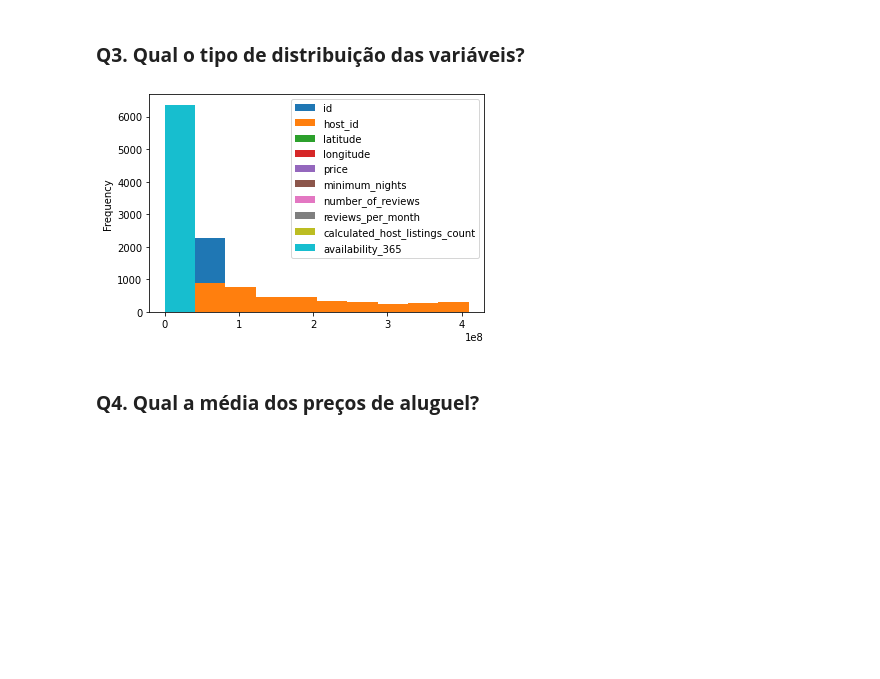
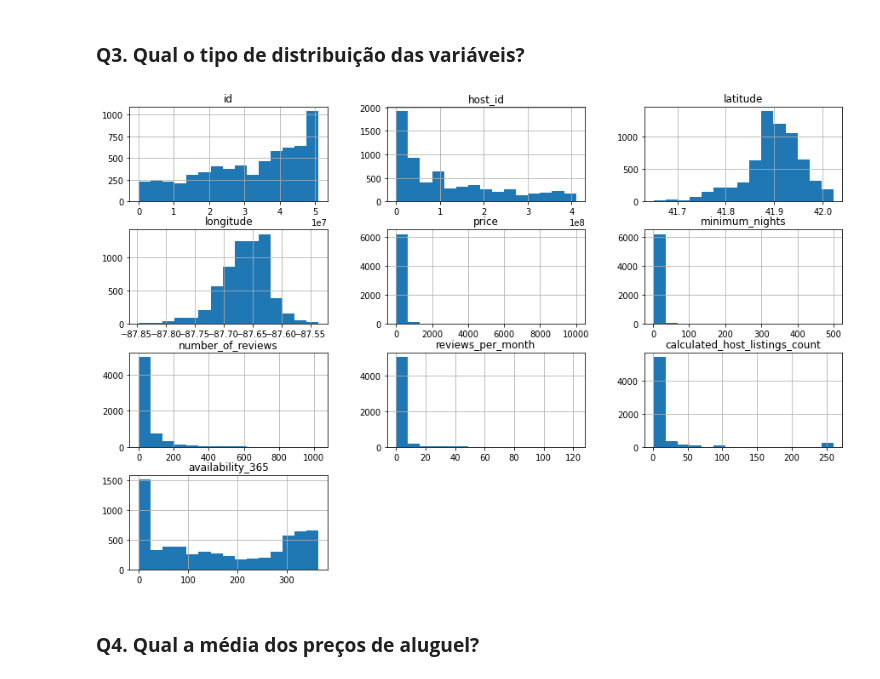
Before and after one commit to jeandredalexandre/welcome, a Jupyter notebook: Análise_AirBnb_Chicago_Illinois_USA.ipynb, the cells around one changed output. Cells and saved outputs as stored; diff of their text form; code cells hidden in the pictures; blank space fills up the shorter version.

```diff
--- a/Análise_AirBnb_Chicago_Illinois_USA.ipynb
+++ b/Análise_AirBnb_Chicago_Illinois_USA.ipynb
@@ -203,9 +203,9 @@ dtype: float64
 ### **Q3. Qual o tipo de distribuição das variáveis?**
 # %%
 # plotar o histograma das variáveis numéricas
-df.plot.hist();
+df.hist(bins=15, figsize=(15,10));
 # %% [output]
-[figure, old version]
+[figure, new version]
 # %% [markdown]
 ### **Q4. Qual a média dos preços de aluguel?**
 # %%
```
